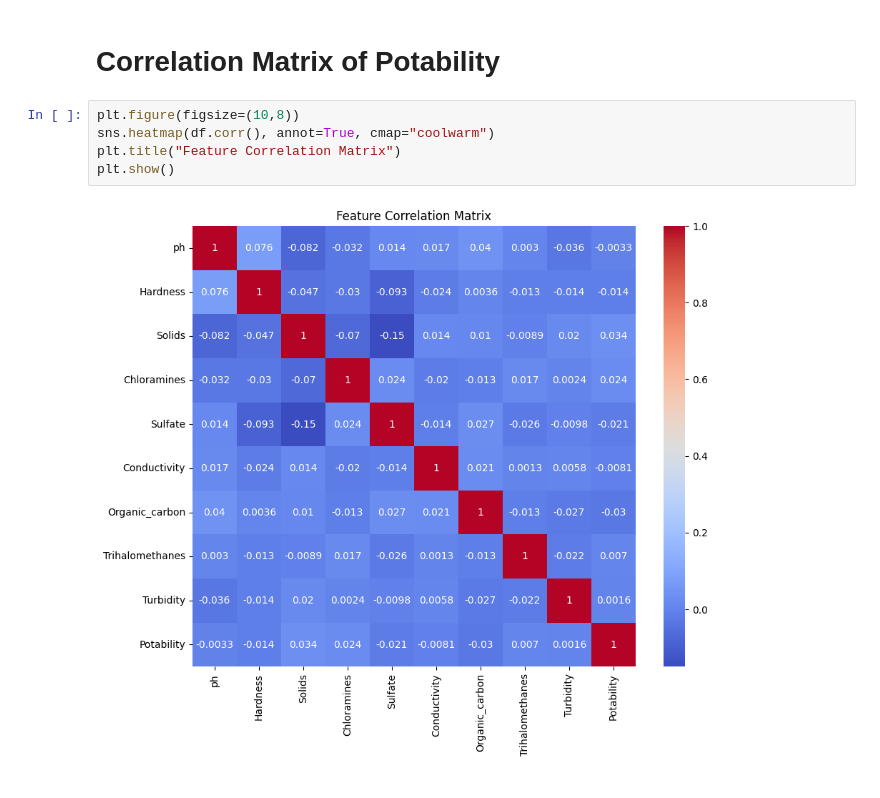
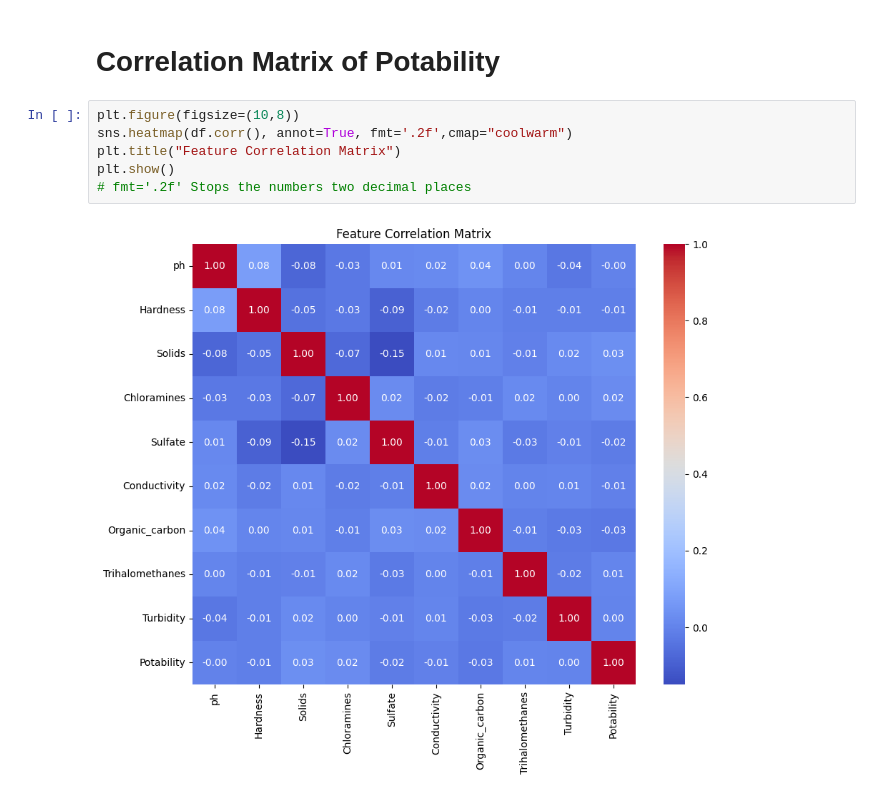
Before and after one commit to melihaslan233-glitch/Water-Quality-data-, a Jupyter notebook: waterqualitySAMSUNG.ipynb, the cells around one changed output. Saved outputs shown, nothing was run; the diff lists cells and outputs as text.

```diff
--- a/waterqualitySAMSUNG.ipynb
+++ b/waterqualitySAMSUNG.ipynb
@@ -111,8 +98,9 @@ plt.show()
 # Correlation Matrix of Potability
 # %%
 plt.figure(figsize=(10,8))
-sns.heatmap(df.corr(), annot=True, cmap="coolwarm")
+sns.heatmap(df.corr(), annot=True, fmt='.2f',cmap="coolwarm")
 plt.title("Feature Correlation Matrix")
 plt.show()
+# fmt='.2f' Stops the numbers two decimal places
 # %% [output]
-[figure, old version]
+[figure, new version]
```
Also changed, not shown: parts of 3 cells of this notebook.
